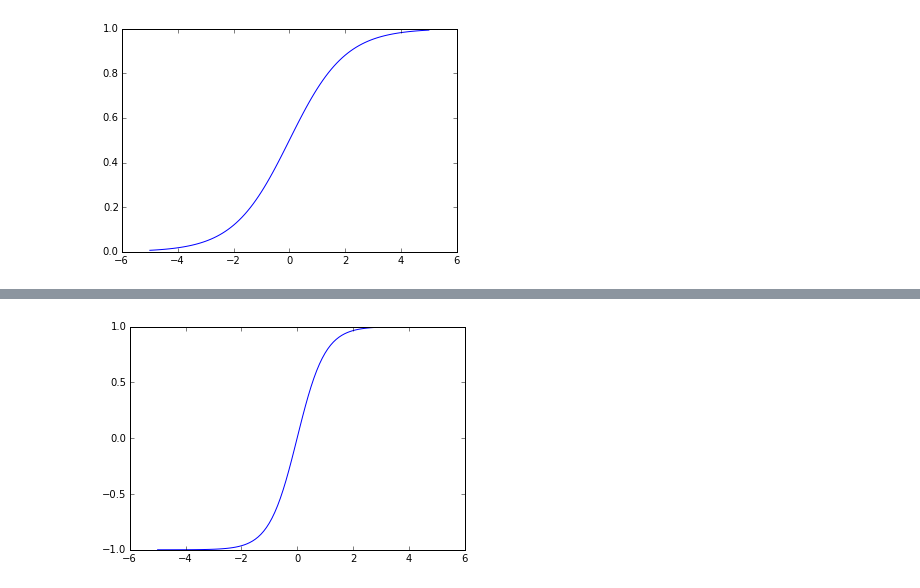
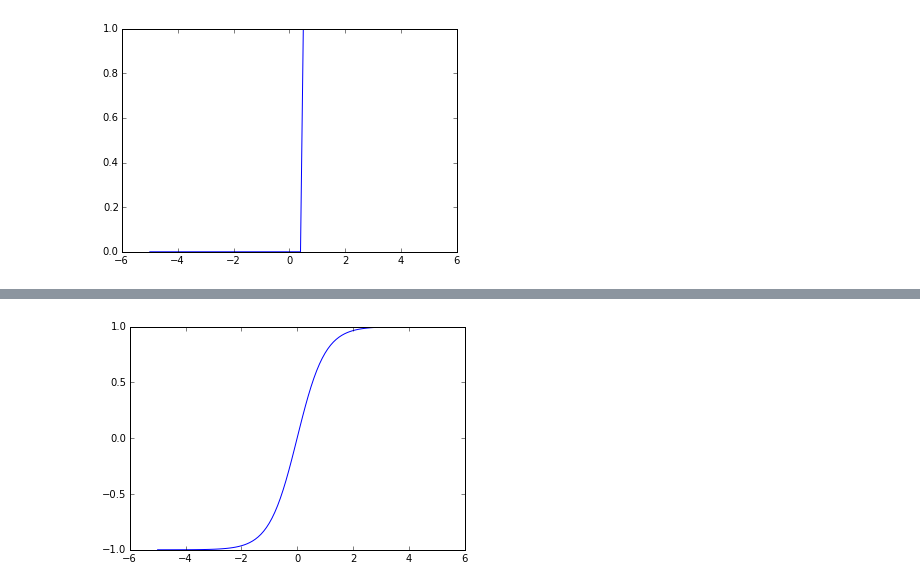
Before and after one commit to jwanga/go-deep, a Jupyter notebook: 1 Neurons.ipynb, the cells around one changed output, grey strips where cells are left out. Saved outputs shown, nothing was run; the diff lists cells and outputs as text; code cells hidden in the pictures.

```diff
--- a/1 Neurons.ipynb
+++ b/1 Neurons.ipynb
@@ -45,14 +25,9 @@ plt.show();
 # %%
-def sigmoidActivationFunction(x):
-    '''
-    Sigmoid activation functions output a only positive numbers within a very narow range.
-    '''
-    y = 1 / (1 +math.exp(-x))
 
-    return y
 
-outputs = [sigmoidActivationFunction(x) for x in inputs]
+activation = neurons.StepActivationFunction()
+outputs = [activation.compute(x) for x in inputs]
 line = plt.plot(inputs, outputs);
 plt.show();
 # %% [output]
-[figure, old version]
+[figure, new version]
```
Also changed, not shown: parts of 12 cells of this notebook, 2 other files.
